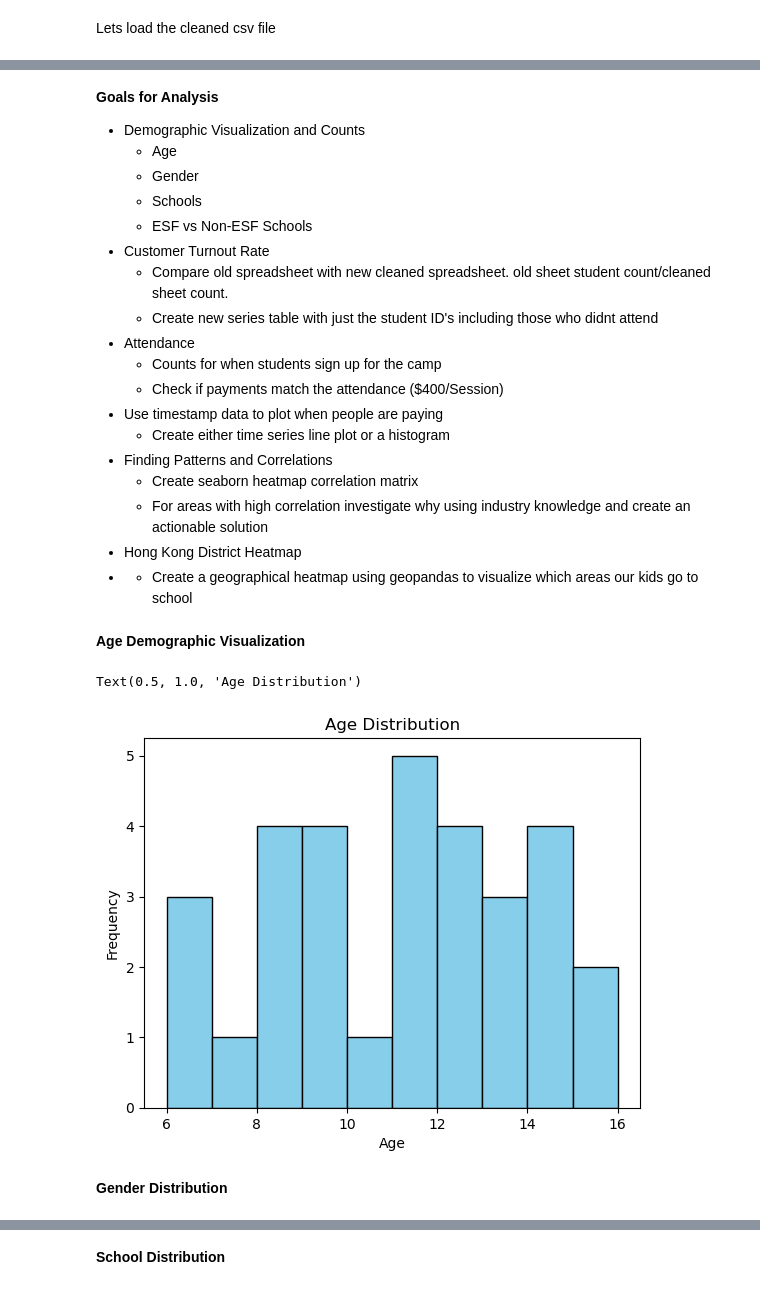
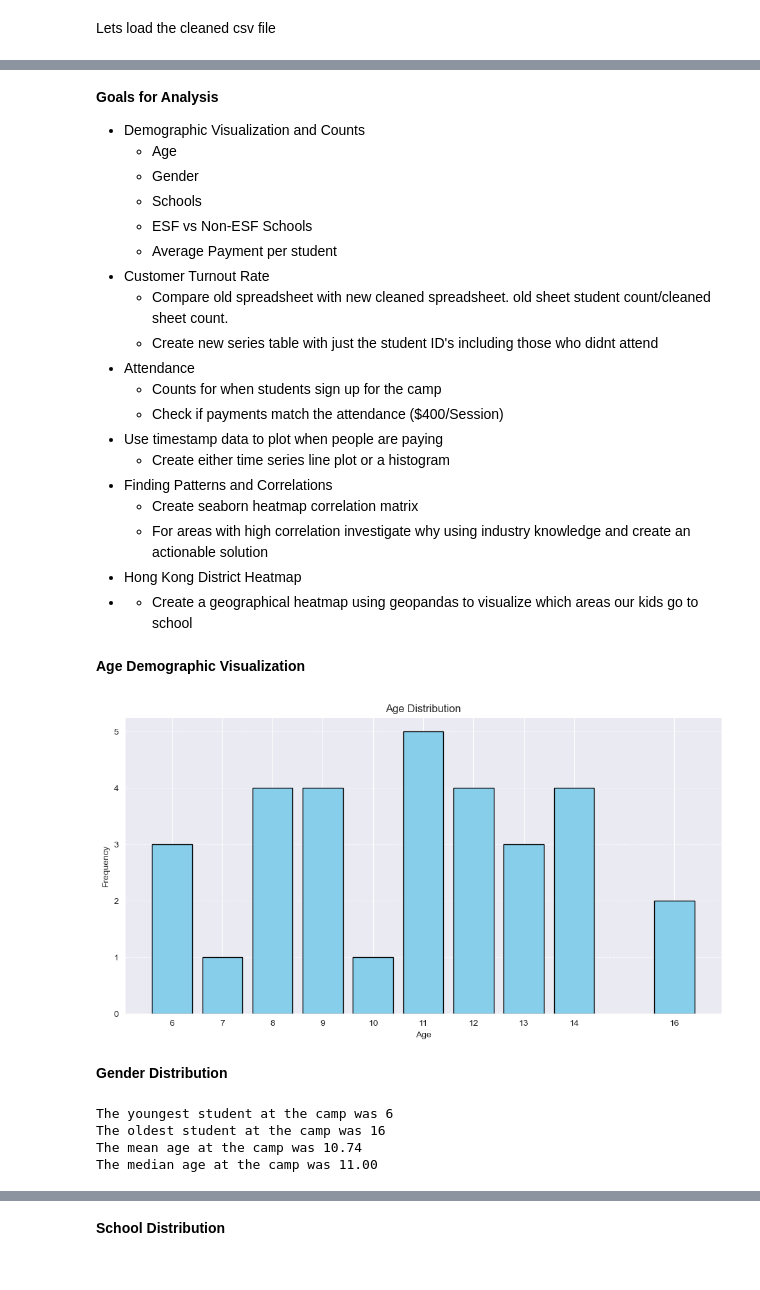
Before and after one commit to Kai2142/Data_Analytics_Portfolio, a Jupyter notebook: basketball_academy/Analysis & Insights.ipynb, the cells around one changed output, grey strips where cells are left out. Drawn from its saved outputs; the diff is of its cells as text; code cells hidden in the pictures.

Commit message:
Updates to readme, fixed dataset values

```diff
--- a/basketball_academy/Analysis & Insights.ipynb
+++ b/basketball_academy/Analysis & Insights.ipynb
@@ -28,6 +22,7 @@ df.head()
     - Gender
     - Schools
     - ESF vs Non-ESF Schools
+    - Average Payment per student
 * Customer Turnout Rate
     - Compare old spreadsheet with new cleaned spreadsheet. old sheet student count/cleaned sheet count.
     - Create new series table with just the student ID's including those who didnt attend
@@ -44,16 +39,41 @@ df.head()
 # %% [markdown]
 **Age Demographic Visualization**
 # %%
-unique_ages = df['Age'].unique()
-plt.hist(df['Age'], bins=(len(unique_ages)), color='skyblue', edgecolor='black')
+# Get unqiue ages and sort by frequency
+age_counts = df['Age'].value_counts()
+# Sort the ages for better visualization
+age_counts = age_counts.sort_index()
+
+# Plotting the bar chart
+plt.figure(figsize=(12, 6))
+plt.bar(age_counts.index, age_counts.values, color='skyblue', edgecolor='black')
 plt.xlabel('Age')
 plt.ylabel('Frequency')
 plt.title('Age Distribution')
+plt.xticks(age_counts.index)
+plt.grid(axis='y', linestyle='--', alpha=0.7)
+
+plt.show()
 # %% [output]
-Text(0.5, 1.0, 'Age Distribution')
-[figure, old version]
+[figure, new version]
 # %% [markdown]
 **Gender Distribution**
+# %%
+# Observations
+age_dist_min = df['Age'].min()
+age_dist_max = df['Age'].max()
+age_dist_mean = df['Age'].mean()
+age_dist_median = df['Age'].median()
+
+print(f'The youngest student at the camp was {age_dist_min}')
+print(f'The oldest student at the camp was {age_dist_max}')
+print(f'The mean age at the camp was {age_dist_mean:.2f}')
+print(f'The median age at the camp was {age_dist_median:.2f}')
+# %% [output]
+The youngest student at the camp was 6
+The oldest student at the camp was 16
+The mean age at the camp was 10.74
+The median age at the camp was 11.00
 # %%
 gender_counts = df['Gender'].value_counts()
 plt.figure(figsize=(4, 4))
```
Also changed, not shown: parts of 15 cells of this notebook, 9 other files.
